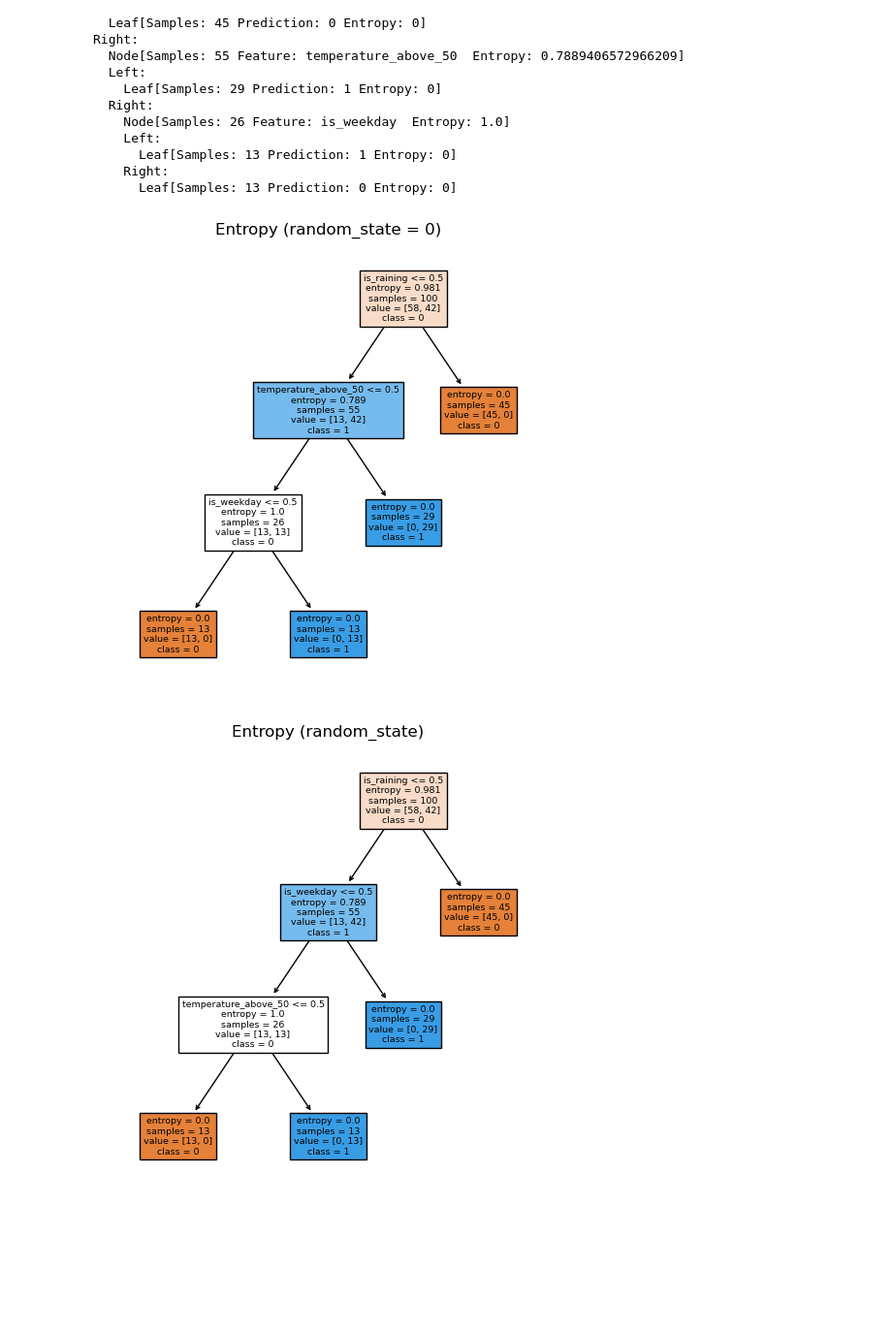
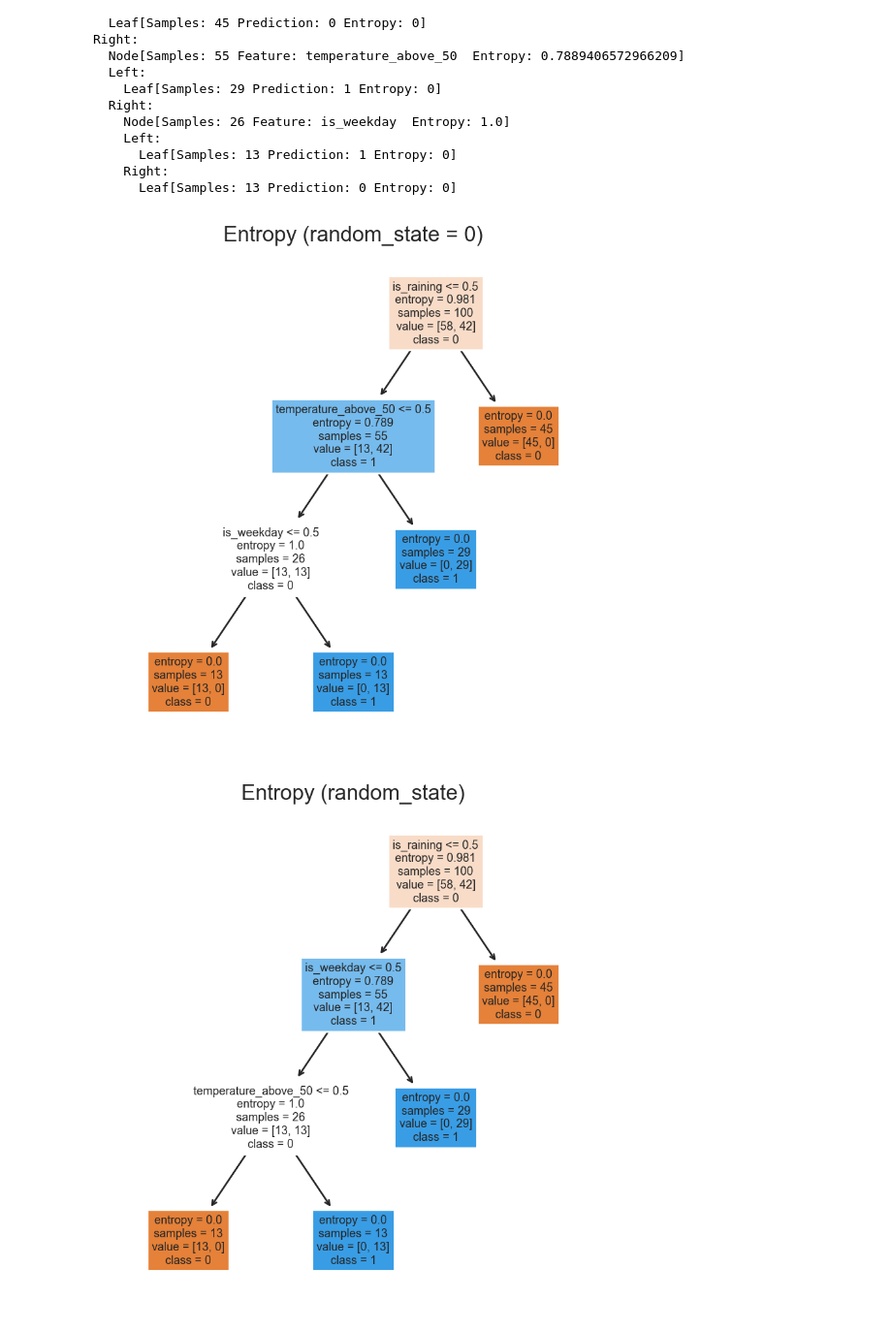
Before and after one commit to jayvatti/MLNotebookArchives, a Jupyter notebook: dTrees.ipynb, the cells around one changed output. Shown at 97% size. Cells and saved outputs as stored; diff of their text form; code cells hidden in the pictures; blank space fills up the shorter version.

```diff
--- a/dTrees.ipynb
+++ b/dTrees.ipynb
@@ -32,9 +32,10 @@ First 10 rows:
  [1. 0. 0. 1. 0.]]
 '\nFeature 1: Whether it is raining or not (1 if it is raining, 0 otherwise)\nFeature 2: Whether the temperature is above 50 degrees Fahrenheit or not (1 if it is, 0 otherwise)\nFeature 3: Whether it  ...
 # %%
-import pandas as pd
 import seaborn as sns
 import matplotlib.pyplot as plt
+
+plt.rcParams["figure.dpi"] = 200
 
 # loading the data
 df = pd.read_csv('data/outside.csv')
@@ -241,27 +244,26 @@ Right:
 # %%
-from sklearn.tree import DecisionTreeClassifier, plot_tree
 import matplotlib.pyplot as plt
 #----------------- random_state = 0
 classifier_entropy = DecisionTreeClassifier(max_depth=3, random_state=0,criterion='entropy')
 classifier_entropy.fit(X_train, y_train)
 
-plt.figure(figsize=(6,6))
+plt.figure(figsize=(5,5))
 plot_tree(classifier_entropy, feature_names=df.keys().to_numpy()[:-1], class_names=['0', '1'], filled=True)
 plt.title("Entropy (random_state = 0)")
 plt.show()
 
 #----------------- with random_state
 
 classifier_entropy = DecisionTreeClassifier(max_depth=3, random_state=15,criterion='entropy')
 classifier_entropy.fit(X_train, y_train)
 
-plt.figure(figsize=(6,6))
+plt.figure(figsize=(5,5))
 plot_tree(classifier_entropy, feature_names=df.keys().to_numpy()[:-1], class_names=['0', '1'], filled=True)
 plt.title("Entropy (random_state)")
 plt.show()
 # %% [output]
-[figure, old version]
+[figure, new version]
-[figure, old version]
+[figure, new version]
 # %%
 def build_tree_gini(X, y, depth, max_depth):
     indices = list(range(len(y)))
```
Also changed, not shown: parts of 30 cells of this notebook.
